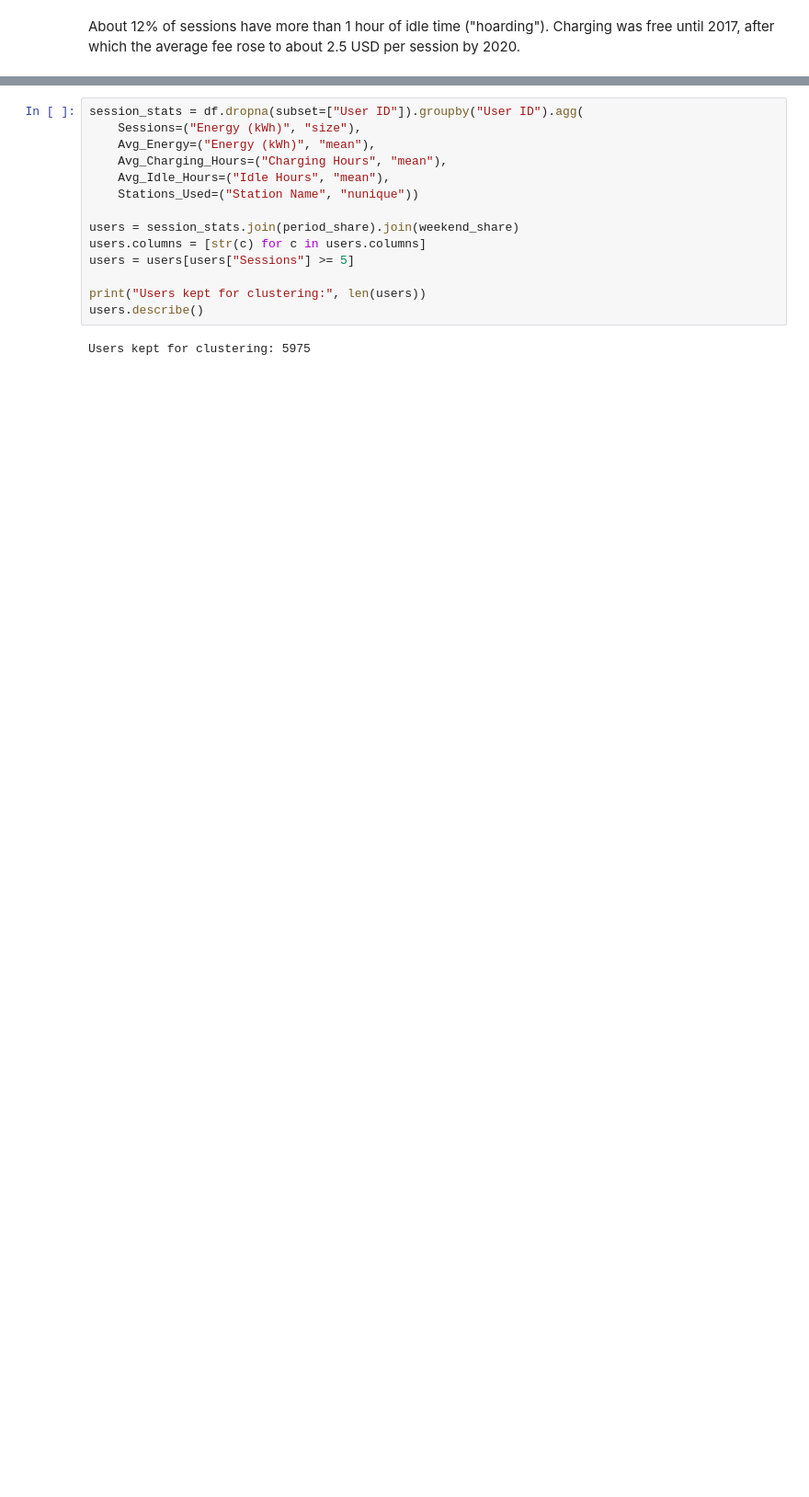
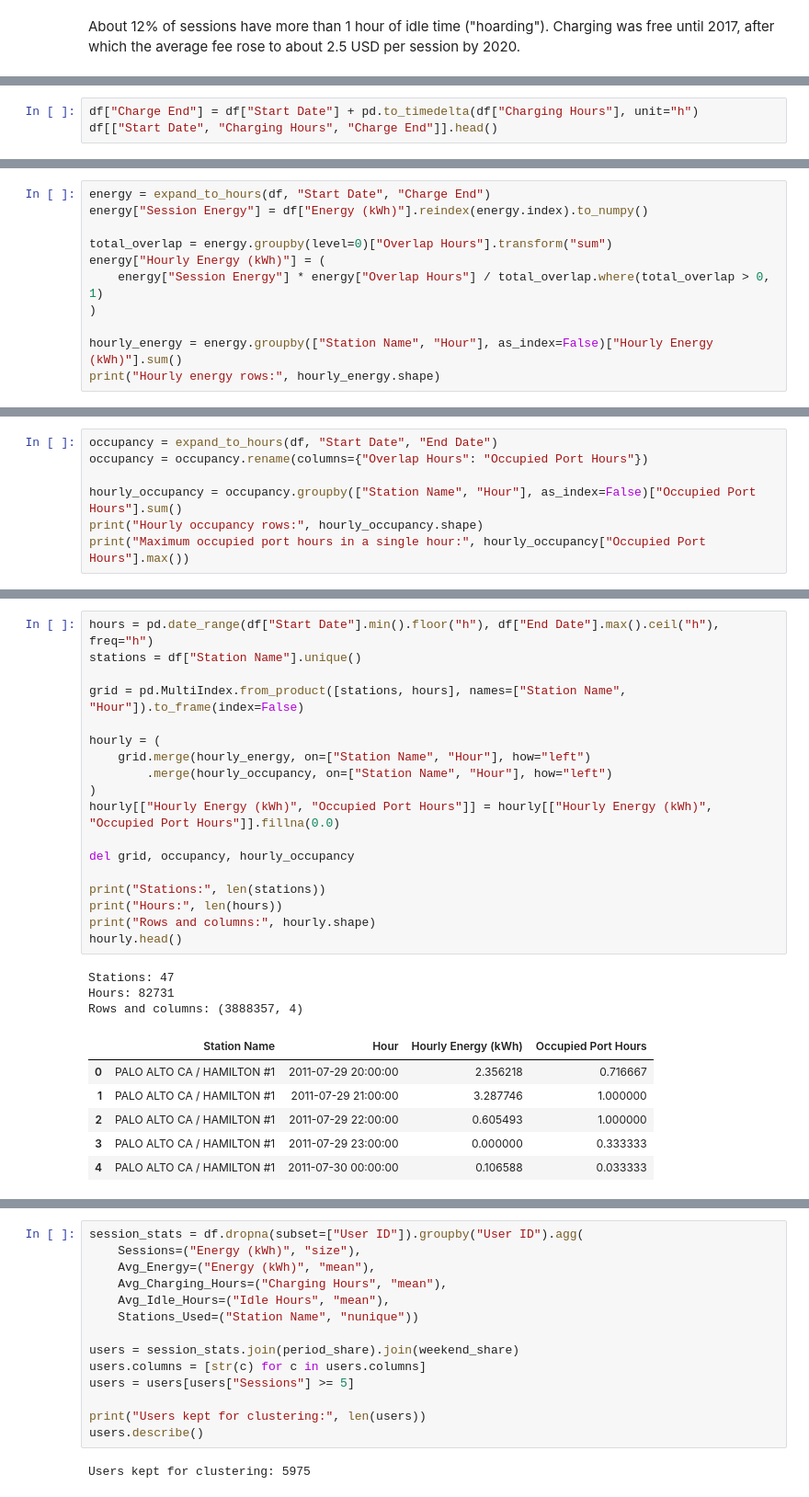
Before and after one commit to FridaGi/ITBA, a Jupyter notebook: ITBA_Project.ipynb, the cells around one changed output, grey strips where cells are left out. Shown at 92% size. Drawn from its saved outputs; the diff is of its cells as text; blank space fills up the shorter version.

Commit message:
Merge clustering with hourly aggregation and baseline

```diff
--- a/ITBA_Project.ipynb
+++ b/ITBA_Project.ipynb
@@ -415,0 +432,3 @@ About 12% of sessions have more than 1 hour of idle time ("hoarding"). Charging
+# %%
+df["Charge End"] = df["Start Date"] + pd.to_timedelta(df["Charging Hours"], unit="h")
+df[["Start Date", "Charging Hours", "Charge End"]].head()
@@ -415,0 +468,11 @@ About 12% of sessions have more than 1 hour of idle time ("hoarding"). Charging
+# %%
+energy = expand_to_hours(df, "Start Date", "Charge End")
+energy["Session Energy"] = df["Energy (kWh)"].reindex(energy.index).to_numpy()
+
+total_overlap = energy.groupby(level=0)["Overlap Hours"].transform("sum")
+energy["Hourly Energy (kWh)"] = (
+    energy["Session Energy"] * energy["Overlap Hours"] / total_overlap.where(total_overlap > 0, 1)
+)
+
+hourly_energy = energy.groupby(["Station Name", "Hour"], as_index=False)["Hourly Energy (kWh)"].sum()
+print("Hourly energy rows:", hourly_energy.shape)
@@ -415,0 +493,7 @@ About 12% of sessions have more than 1 hour of idle time ("hoarding"). Charging
+# %%
+occupancy = expand_to_hours(df, "Start Date", "End Date")
+occupancy = occupancy.rename(columns={"Overlap Hours": "Occupied Port Hours"})
+
+hourly_occupancy = occupancy.groupby(["Station Name", "Hour"], as_index=False)["Occupied Port Hours"].sum()
+print("Hourly occupancy rows:", hourly_occupancy.shape)
+print("Maximum occupied port hours in a single hour:", hourly_occupancy["Occupied Port Hours"].max())
@@ -415,0 +507,28 @@ About 12% of sessions have more than 1 hour of idle time ("hoarding"). Charging
+# %%
+hours = pd.date_range(df["Start Date"].min().floor("h"), df["End Date"].max().ceil("h"), freq="h")
+stations = df["Station Name"].unique()
+
+grid = pd.MultiIndex.from_product([stations, hours], names=["Station Name", "Hour"]).to_frame(index=False)
+
+hourly = (
+    grid.merge(hourly_energy, on=["Station Name", "Hour"], how="left")
+        .merge(hourly_occupancy, on=["Station Name", "Hour"], how="left")
+)
+hourly[["Hourly Energy (kWh)", "Occupied Port Hours"]] = hourly[["Hourly Energy (kWh)", "Occupied Port Hours"]].fillna(0.0)
+
+del grid, occupancy, hourly_occupancy
+
+print("Stations:", len(stations))
+print("Hours:", len(hours))
+print("Rows and columns:", hourly.shape)
+hourly.head()
+# %% [output]
+Stations: 47
+Hours: 82731
+Rows and columns: (3888357, 4)
+|  | Station Name | Hour | Hourly Energy (kWh) | Occupied Port Hours |
+| 0 | PALO ALTO CA / HAMILTON #1 | 2011-07-29 20:00:00 | 2.356218 | 0.716667 |
+| 1 | PALO ALTO CA / HAMILTON #1 | 2011-07-29 21:00:00 | 3.287746 | 1.000000 |
+| 2 | PALO ALTO CA / HAMILTON #1 | 2011-07-29 22:00:00 | 0.605493 | 1.000000 |
+| 3 | PALO ALTO CA / HAMILTON #1 | 2011-07-29 23:00:00 | 0.000000 | 0.333333 |
+| 4 | PALO ALTO CA / HAMILTON #1 | 2011-07-30 00:00:00 | 0.106588 | 0.033333 |
```
Also changed, not shown: parts of 49 cells of this notebook.
